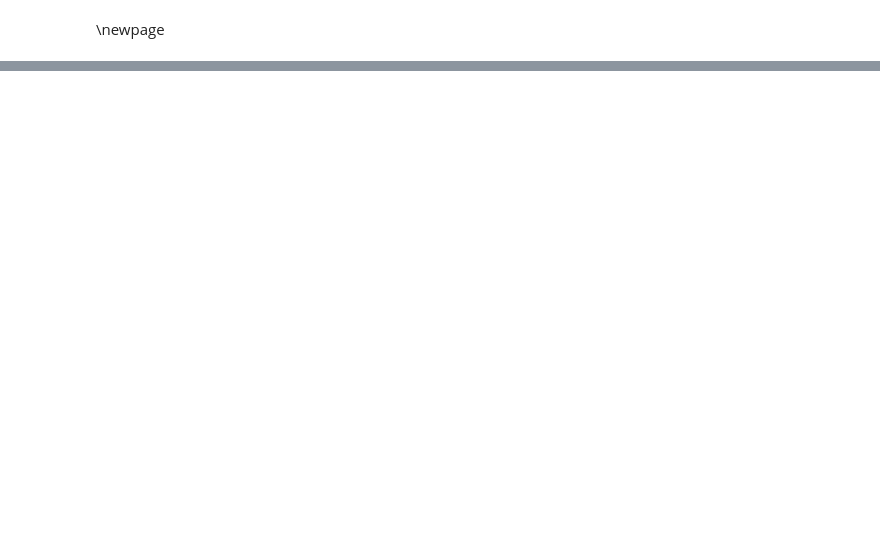
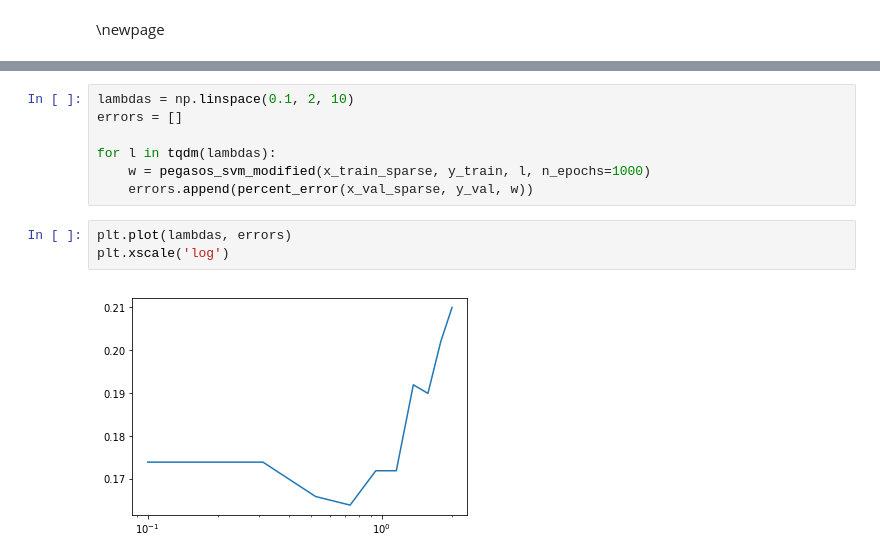
Before and after one commit to cfizette/NYU-Data-Science, a Jupyter notebook: DS-1003/hw/3/hw3-solution.ipynb, the cells around one changed output, grey strips where cells are left out. Drawn from its saved outputs; the diff is of its cells as text; blank space fills up the shorter version.

```diff
--- a/DS-1003/hw/3/hw3-solution.ipynb
+++ b/DS-1003/hw/3/hw3-solution.ipynb
@@ -200,0 +394,12 @@ Then from fact 1 we can conclude that $g = \begin{cases}
+# %%
+lambdas = np.linspace(0.1, 2, 10)
+errors = []
+
+for l in tqdm(lambdas):
+    w = pegasos_svm_modified(x_train_sparse, y_train, l, n_epochs=1000)
+    errors.append(percent_error(x_val_sparse, y_val, w))
+# %%
+plt.plot(lambdas, errors)
+plt.xscale('log')
+# %% [output]
+[figure, added]
```
Also changed, not shown: parts of 52 cells of this notebook.
